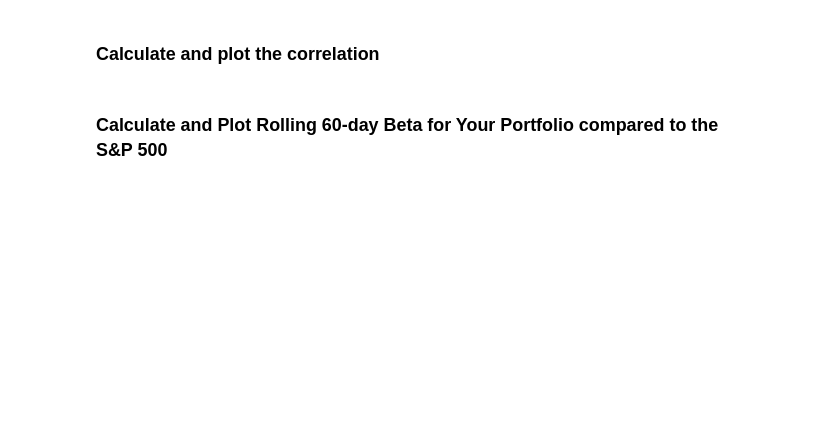
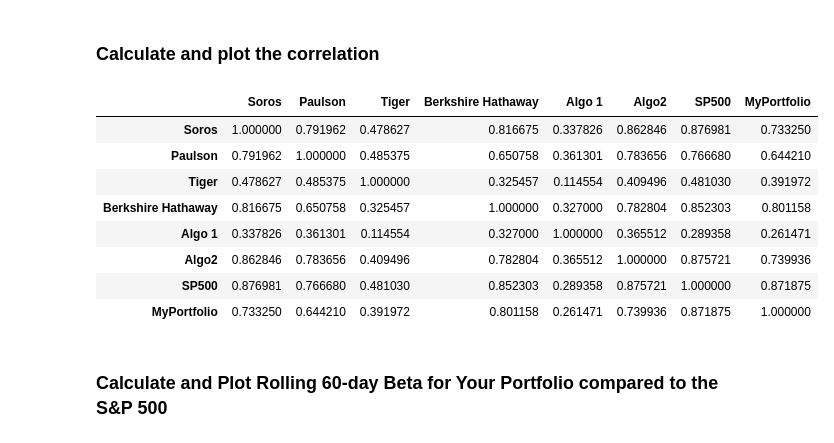
Before and after one commit to aquad789/HW3, a Jupyter notebook: whale_analysis_new.ipynb, the cells around one changed output. Saved outputs shown, nothing was run; the diff lists cells and outputs as text; code cells hidden in the pictures; blank space fills up the shorter version.

```diff
--- a/whale_analysis_new.ipynb
+++ b/whale_analysis_new.ipynb
@@ -512,6 +555,18 @@ NameError: name 'mystocks_daily_return' is not defined
 ### Calculate and plot the correlation
 # %%
 # Calculate and plot the correlation
+all_combined_correlation_matrix = all_combined_daily_returns.corr()
+all_combined_correlation_matrix
+# %% [output]
+|  | Soros | Paulson | Tiger | Berkshire Hathaway | Algo 1 | Algo2 | SP500 | MyPortfolio |
+| Soros | 1.000000 | 0.791962 | 0.478627 | 0.816675 | 0.337826 | 0.862846 | 0.876981 | 0.733250 |
+| Paulson | 0.791962 | 1.000000 | 0.485375 | 0.650758 | 0.361301 | 0.783656 | 0.766680 | 0.644210 |
+| Tiger | 0.478627 | 0.485375 | 1.000000 | 0.325457 | 0.114554 | 0.409496 | 0.481030 | 0.391972 |
+| Berkshire Hathaway | 0.816675 | 0.650758 | 0.325457 | 1.000000 | 0.327000 | 0.782804 | 0.852303 | 0.801158 |
+| Algo 1 | 0.337826 | 0.361301 | 0.114554 | 0.327000 | 1.000000 | 0.365512 | 0.289358 | 0.261471 |
+| Algo2 | 0.862846 | 0.783656 | 0.409496 | 0.782804 | 0.365512 | 1.000000 | 0.875721 | 0.739936 |
+| SP500 | 0.876981 | 0.766680 | 0.481030 | 0.852303 | 0.289358 | 0.875721 | 1.000000 | 0.871875 |
+| MyPortfolio | 0.733250 | 0.644210 | 0.391972 | 0.801158 | 0.261471 | 0.739936 | 0.871875 | 1.000000 |
 # %% [markdown]
 ### Calculate and Plot Rolling 60-day Beta for Your Portfolio compared to the S&P 500
 # %%
```
Also changed, not shown: parts of 15 cells of this notebook.
